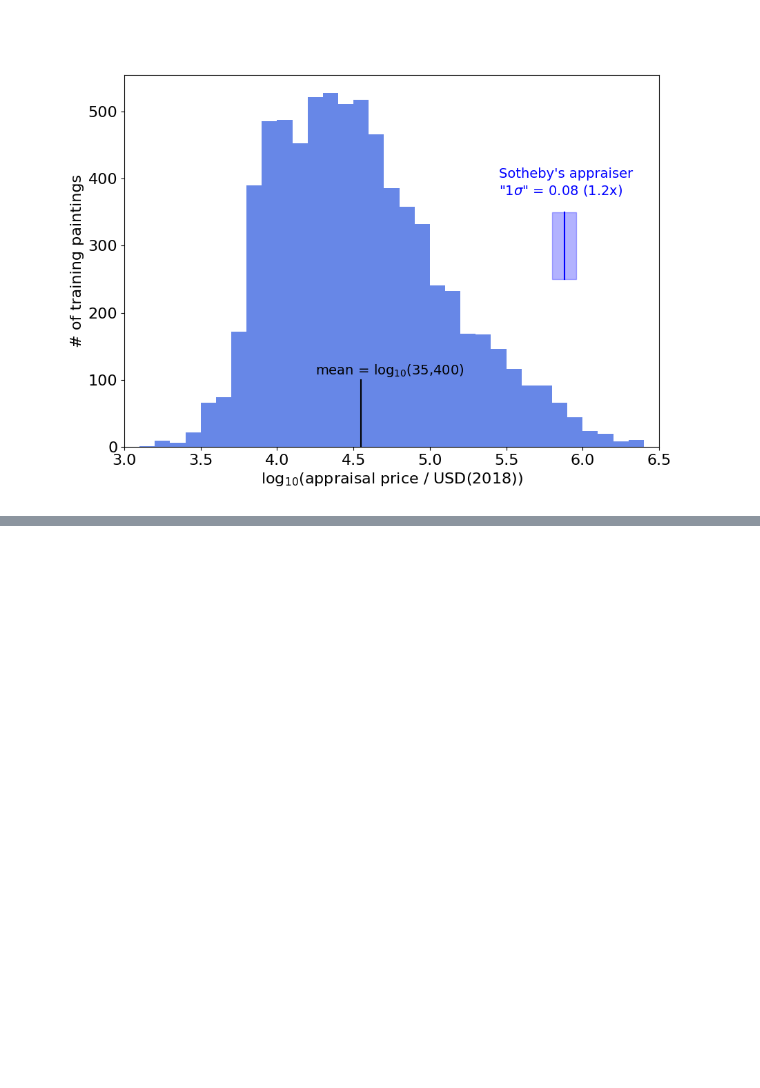
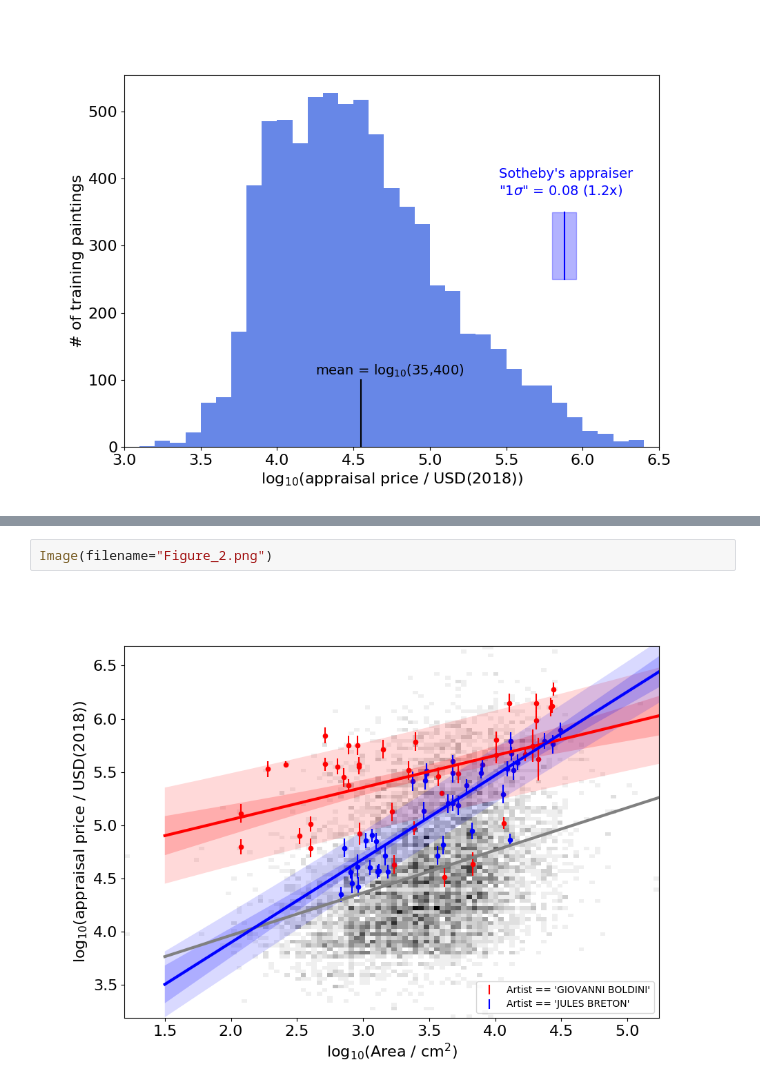
Before and after one commit to BrockTweedie/TheDataIncubatorApplication, a Jupyter notebook: TheDataIncubator_presentation.ipynb, the cells around one changed output, grey strips where cells are left out. Saved outputs shown, nothing was run; the diff lists cells and outputs as text; blank space fills up the shorter version.

```diff
--- a/TheDataIncubator_presentation.ipynb
+++ b/TheDataIncubator_presentation.ipynb
@@ -46,0 +33,4 @@ Image(filename="Figure_0.png")
+# %%
+Image(filename="Figure_2.png")
+# %% [output]
+[figure, added]
```
Also changed, not shown: parts of 9 cells of this notebook.
